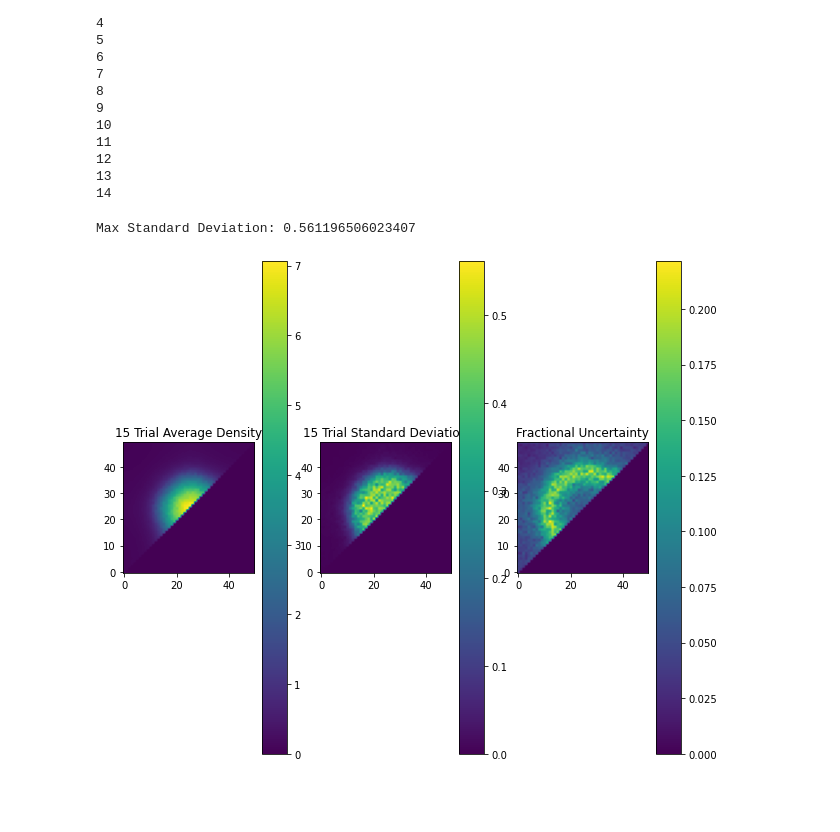
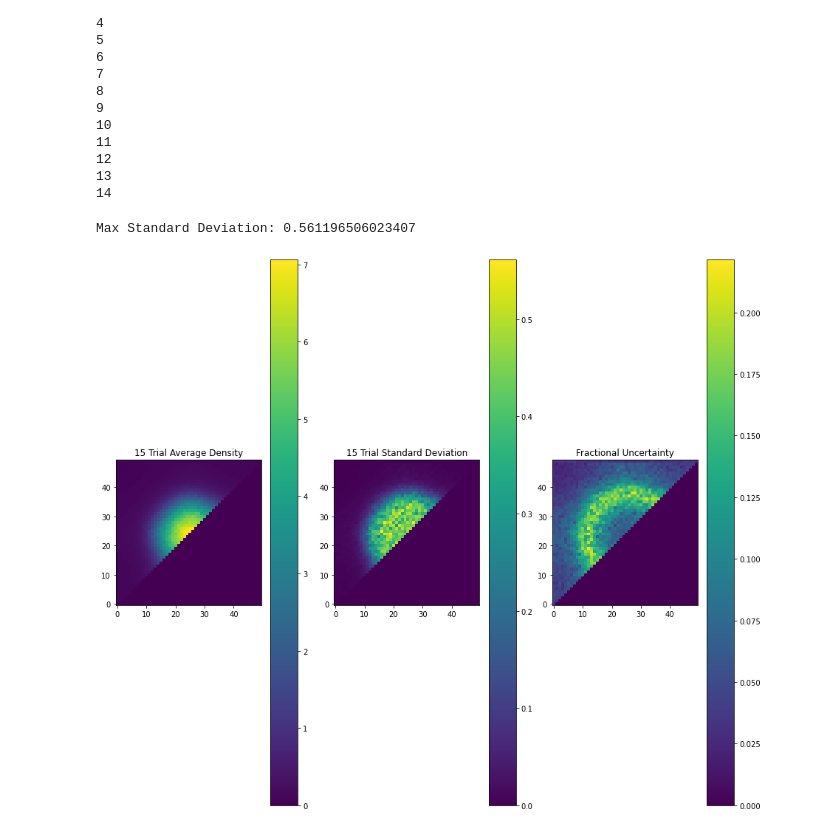
Before and after one commit to roussel-ryan/diff_hysteresis, a Jupyter notebook: .ipynb, the cells around one changed output. Saved outputs shown, nothing was run; the diff lists cells and outputs as text; code cells hidden in the pictures; blank space fills up the shorter version.

```diff
--- a/optimization_draft_kd.ipynb
+++ b/.ipynb
@@ -160,33 +160,33 @@ x_avg = mtx.mean(axis=0)
 x_sd = mtx.std(axis=0)
 
 # plot density triangles side-by-side
-plot_size = 10
+plot_size = 15
 
 fig_dens = plt.figure()
 plt.subplot(1, 3, 1)
 plot_density(torch.tensor(x_avg).double(), n)
 fig_dens.set_figheight(plot_size)
 fig_dens.set_figwidth(plot_size)
 plt.title("15 Trial Average Density")
 
 plt.subplot(1, 3, 2)
 plot_density(torch.tensor(x_sd).double(),n)
 fig_dens.set_figheight(plot_size)
 fig_dens.set_figwidth(plot_size)
 plt.title("15 Trial Standard Deviation")
 
 plt.subplot(1, 3, 3)
 plot_density((torch.tensor(x_sd/x_avg)).double(), n)
 fig_dens.set_figheight(plot_size)
 fig_dens.set_figwidth(plot_size)
 plt.title("Fractional Uncertainty")
 
 print(f"Max Standard Deviation: {max(x_sd)}")
 # # scatter plot of standard deviation
 # sd_plot = plt.figure(figsize = (9,9))
 # plt.scatter(np.arange(int(n**2 / 2 + n / 2)), x_sd)
 # plt.xlabel('Hysterion Index')
 # plt.ylabel('Standard Deviation Over Trials')
 # %% [output]
 Max Standard Deviation: 0.561196506023407
-[figure, old version]
+[figure, new version]
```
Also changed, not shown: 5 other files.
